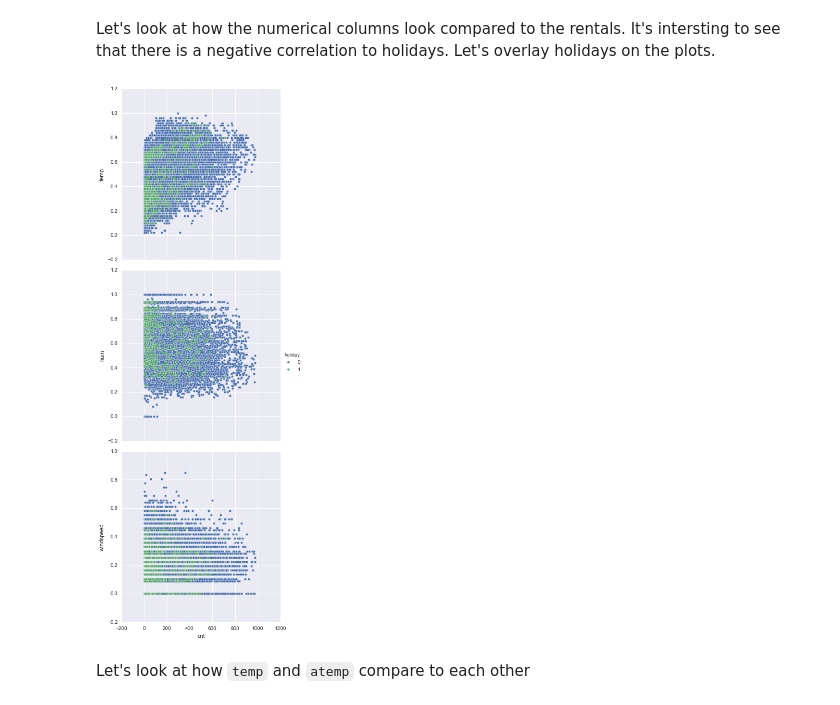
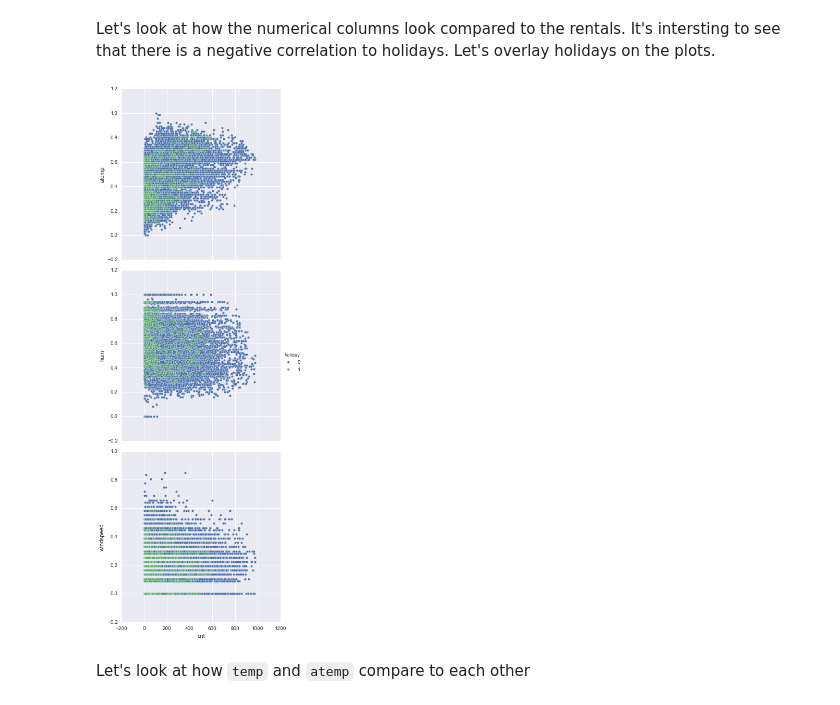
Before and after one commit to kyletabor/public_data_projects, a Jupyter notebook: bike_sharing/rental_analysis.ipynb, the cells around one changed output. Drawn from its saved outputs; the diff is of its cells as text; code cells hidden in the pictures.

```diff
--- a/bike_sharing/rental_analysis.ipynb
+++ b/bike_sharing/rental_analysis.ipynb
@@ -96,9 +96,9 @@ It looks like there are correlations between the hour of the day, the temperatur
 Let's look at how the numerical columns look compared to the rentals. It's intersting to see that there is a negative correlation to holidays. Let's overlay holidays on the plots.
 # %%
 g = sns.pairplot(data=bike_rentals,x_vars=['cnt'], \
-             y_vars=['temp','hum', 'windspeed'], size=5,hue='holiday')
+             y_vars=['atemp','hum', 'windspeed'], size=5,hue='holiday')
 # %% [output]
-[figure, old version]
+[figure, new version]
 # %% [markdown]
 Let's look at how `temp` and `atemp` compare to each other
 # %%
```
Also changed, not shown: parts of 28 cells of this notebook.
